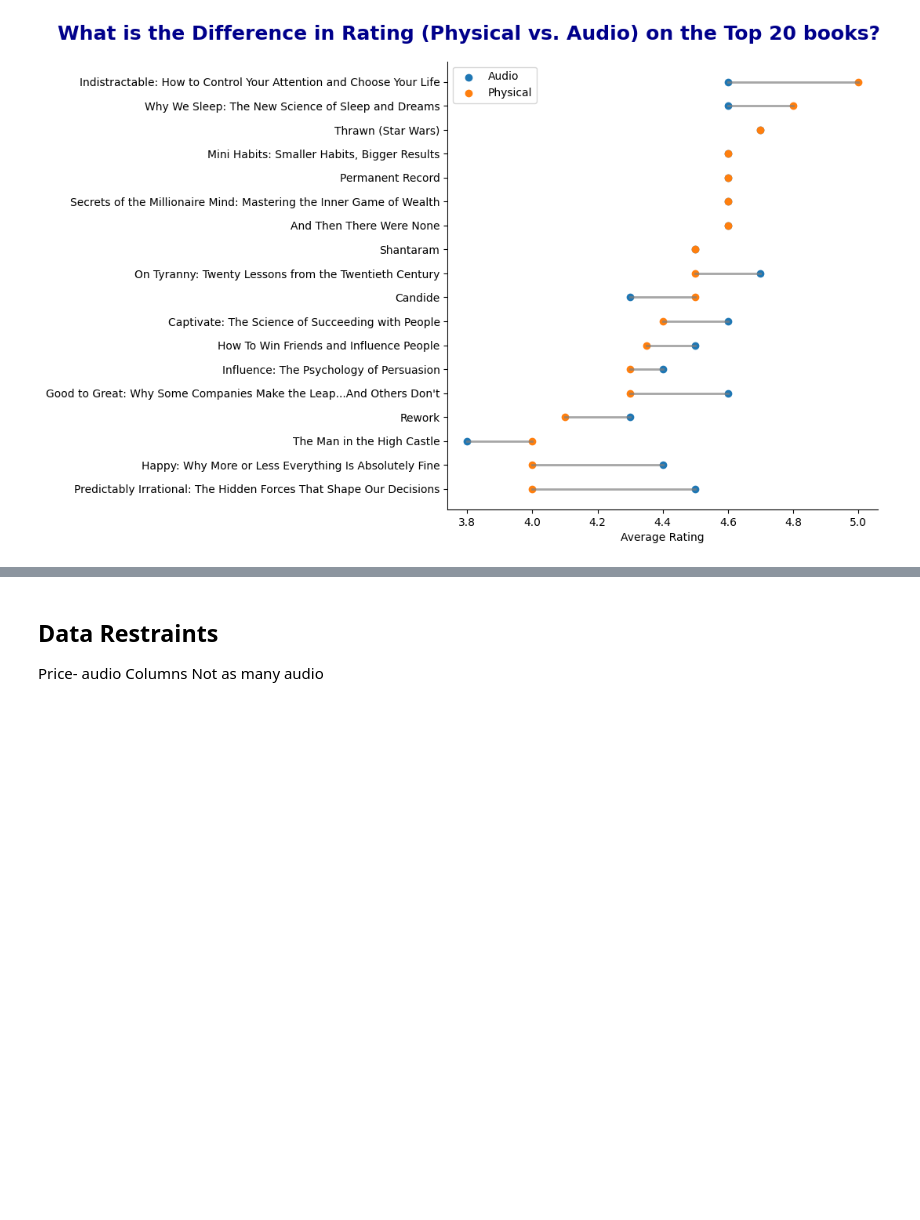
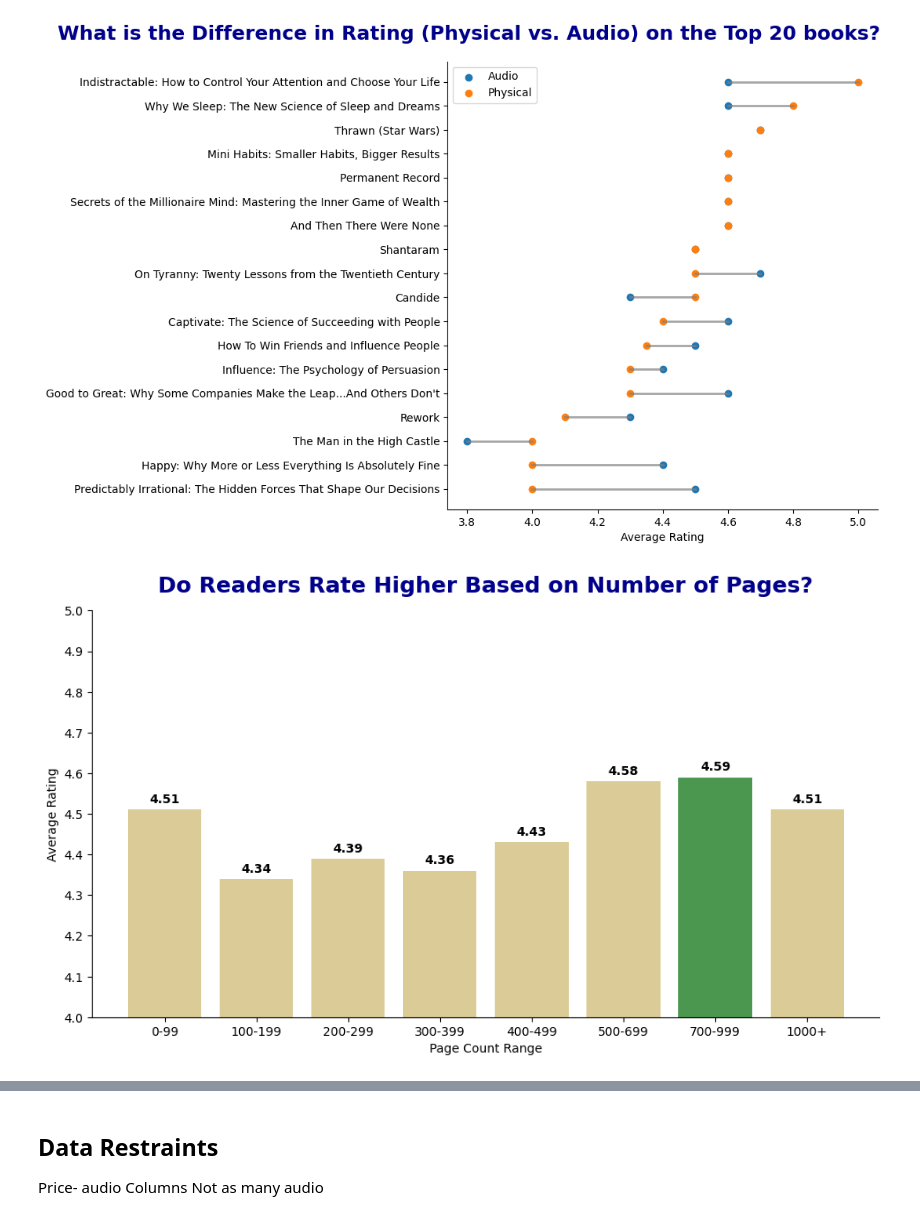
Before and after one commit to laurenmsapp1/comparison_books_audiobooks, a Jupyter notebook: notebooks/comparison_books.ipynb, the cells around one changed output, grey strips where cells are left out. Saved outputs shown, nothing was run; the diff lists cells and outputs as text; code cells hidden in the pictures; blank space fills up the shorter version.

Commit message:
completed graphs

```diff
--- a/notebooks/comparison_books.ipynb
+++ b/notebooks/comparison_books.ipynb
@@ -918,8 +918,7 @@ query8 = """SELECT
     ELSE '1000+'
   END AS page_count_range,
   COUNT(*) AS books,
-  ROUND(AVG(r.rating), 2) AS avg_rating,
-  ROUND(AVG(b.page_count), 0) AS avg_page_count
+  ROUND(AVG(r.rating), 2) AS avg_rating
 
 FROM book b
 JOIN rating r
@@ -1074,5 +1073,43 @@ plt.show()
 # %% [output]
 [figure]
 # %%
-# Question 8 maybe?
+# Question 8: Do Readers rate higher based on the number of pages?
+
+highlow_rating = pd.read_sql(query8, conn)
+
+plt.figure(figsize=(10, 6))
+
+max_pos = highlow_rating["avg_rating"].values.argmax()
+
+colors = ["#DBCB96"] * len(highlow_rating)
+colors[max_pos] = "#4B974F"
+
+bars = plt.bar(highlow_rating["page_count_range"], highlow_rating["avg_rating"], color=colors)
+
+plt.title("Do Readers Rate Higher Based on Number of Pages?", fontsize=18, weight="bold", color="darkblue", pad=15)
+plt.xlabel("Page Count Range")
+plt.ylabel("Average Rating")
+
+plt.ylim(4, 5)
+plt.yticks(np.arange(4, 5.1, 0.1))
+
+ax = plt.gca()
+ax.spines["top"].set_visible(False)
+ax.spines["right"].set_visible(False)
+
+for bar, val in zip(bars, highlow_rating["avg_rating"]):
+    plt.text(
+        bar.get_x() + bar.get_width() / 2,
+        val + 0.01,
+        f"{val:.2f}",
+        ha="center",
+        va="bottom",
+        fontsize=10,
+        fontweight="bold"
+    )
+
+plt.tight_layout(pad=2)
+plt.show()
+# %% [output]
+[figure, added]
 # %%
```
Also changed, not shown: parts of 2 cells of this notebook.
